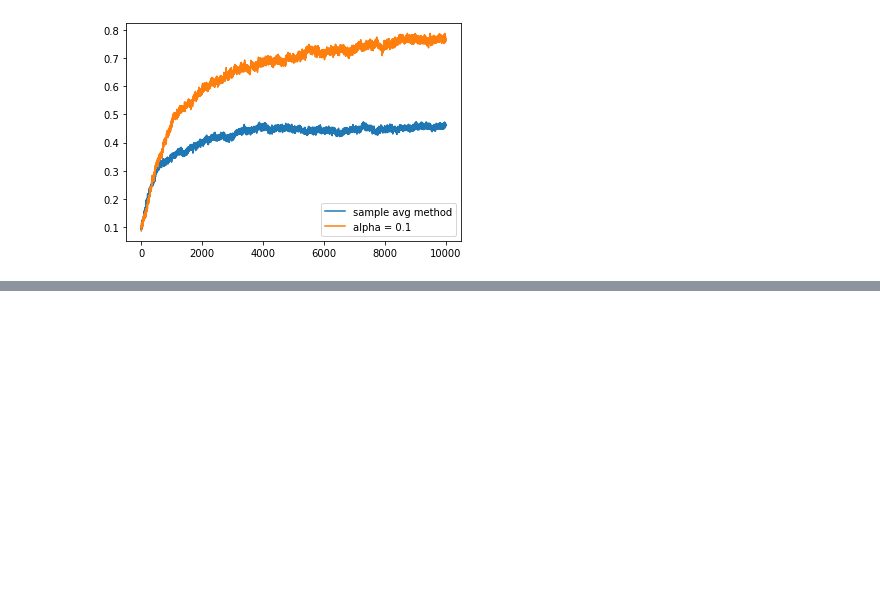
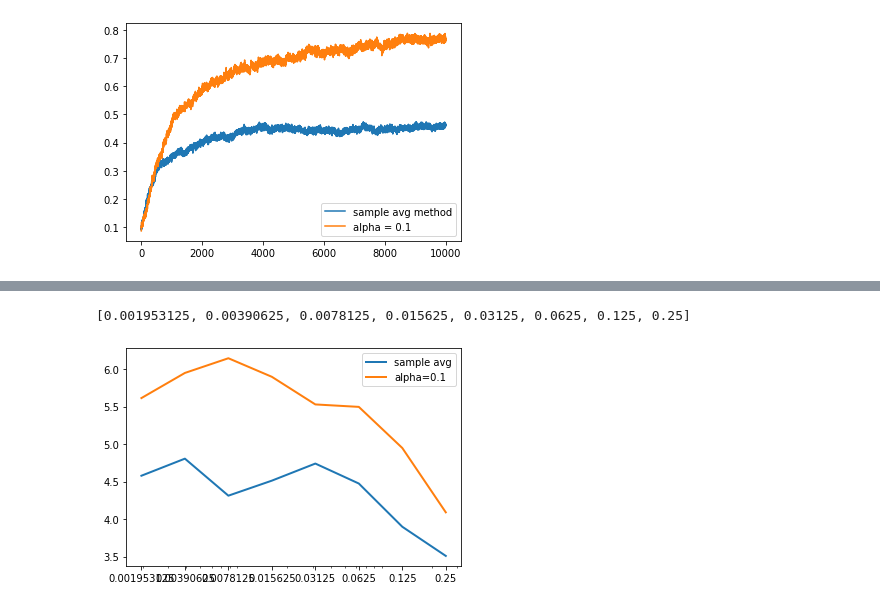
Before and after one commit to subho406/Solutions-to-Reinforcement-Learning-by-Sutton-and-Barto, a Jupyter notebook: Chapter 2.ipynb, the cells around one changed output, grey strips where cells are left out. Saved outputs shown, nothing was run; the diff lists cells and outputs as text; code cells hidden in the pictures; blank space fills up the shorter version.

```diff
--- a/Chapter 2.ipynb
+++ b/Chapter 2.ipynb
@@ -166,0 +208,22 @@ plt.show()
+# %%
+epsilon=[]
+for i in range(8):
+    epsilon.append((1/512)*(2**(i)))
+# %%
+epsilon
+# %% [output]
+[0.001953125, 0.00390625, 0.0078125, 0.015625, 0.03125, 0.0625, 0.125, 0.25]
+# %%
+avg_rewards_sampleavg_eps_greedy=[avg_rewards_eps_greedy(200000,100,100000,eps) for eps in epsilon]
+# %%
+avg_rewards_alpha_eps_greedy=[avg_rewards_eps_greedy(200000,100,100000,eps,alpha=0.1) for eps in epsilon]
+# %%
+plt.xscale('log')
+
+plt.xticks(ticks=epsilon,labels=epsilon)
+plt.plot(epsilon,avg_rewards_sampleavg_eps_greedy,lw=2,label='sample avg')
+plt.plot(epsilon,avg_rewards_alpha_eps_greedy,lw=2,label='alpha=0.1')
+plt.legend()
+plt.show()
+# %% [output]
+[figure, added]
```
Also changed, not shown: parts of 3 cells of this notebook, 2 other files.
